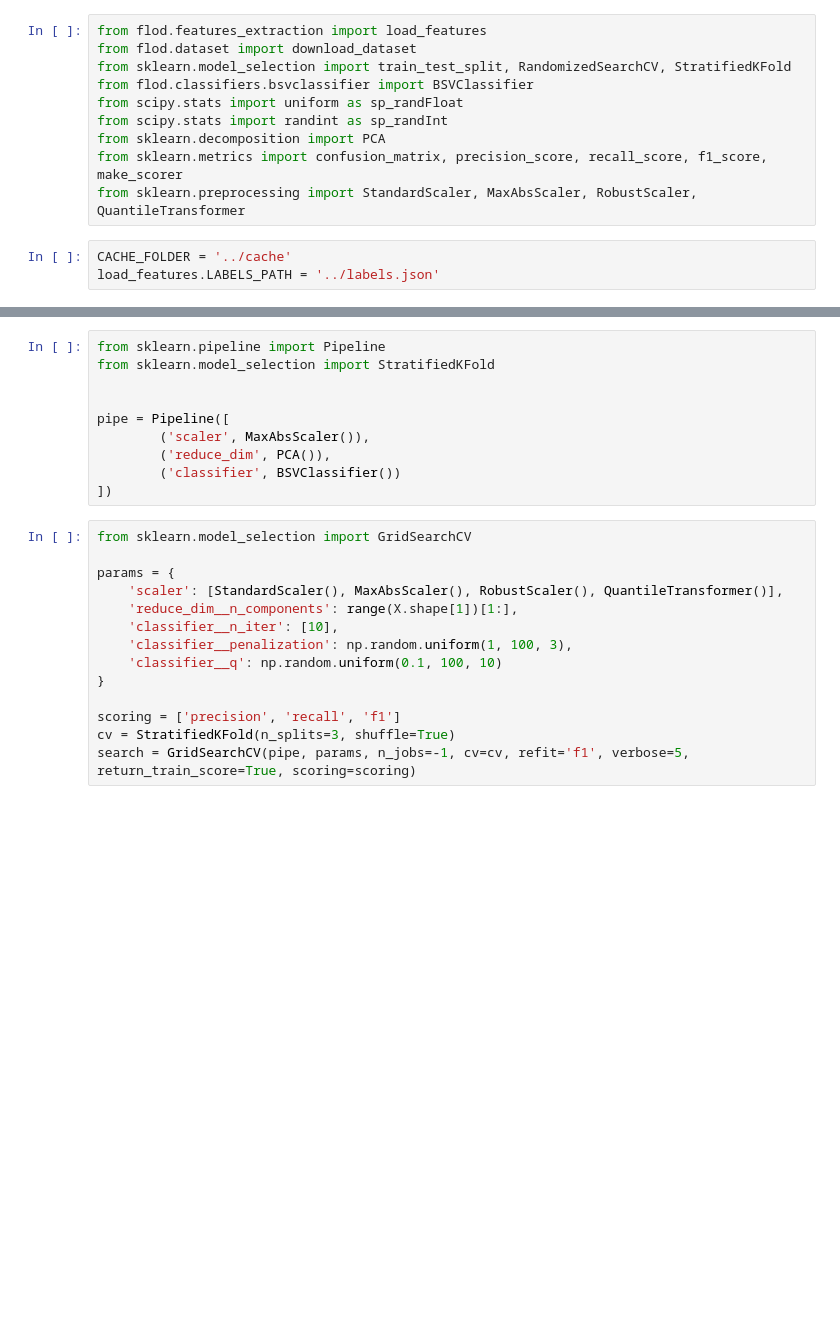
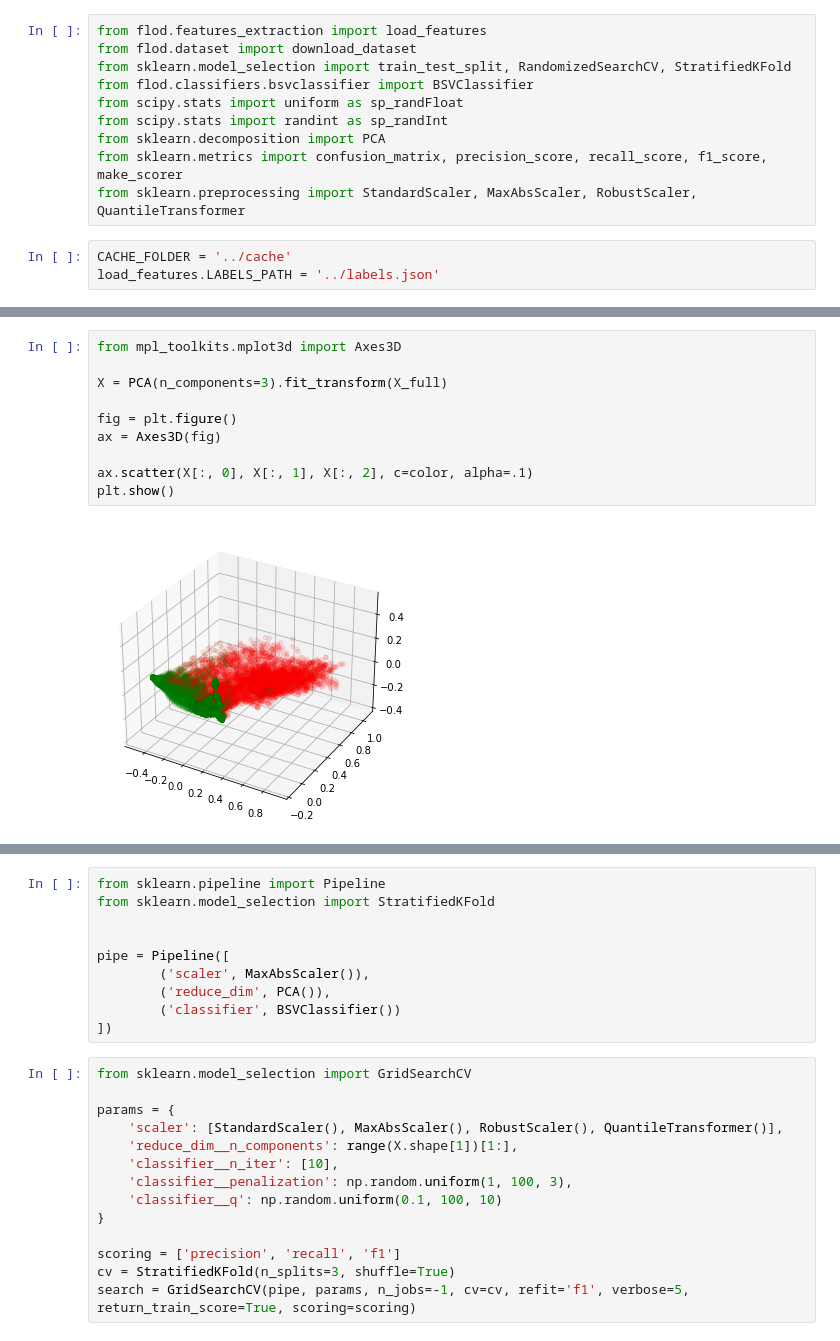
Before and after one commit to MaxFrax/FederatedLearningOutlierDetection, a Jupyter notebook: jupyter/SisFallPCA.ipynb, the cells around one changed output, grey strips where cells are left out. Cells and saved outputs as stored; diff of their text form; blank space fills up the shorter version.

```diff
--- a/jupyter/SisFallPCA.ipynb
+++ b/jupyter/SisFallPCA.ipynb
@@ -52,0 +123,12 @@ plt.show()
+# %%
+from mpl_toolkits.mplot3d import Axes3D
+
+X = PCA(n_components=3).fit_transform(X_full)
+
+fig = plt.figure()
+ax = Axes3D(fig)
+
+ax.scatter(X[:, 0], X[:, 1], X[:, 2], c=color, alpha=.1)
+plt.show()
+# %% [output]
+[figure, added]
```
Also changed, not shown: parts of 24 cells of this notebook.
